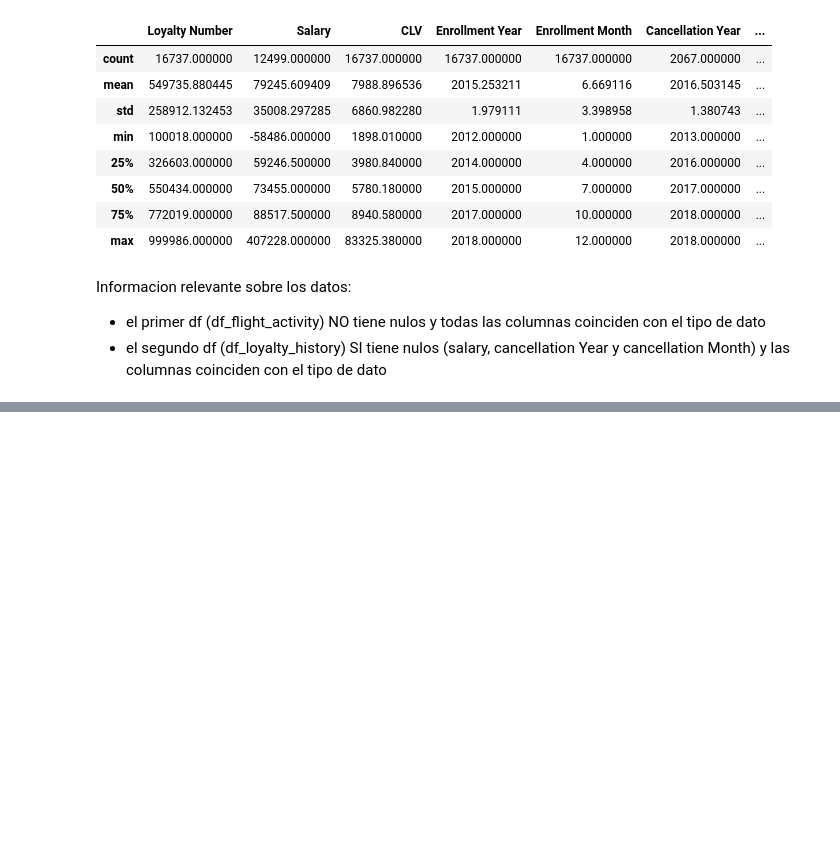
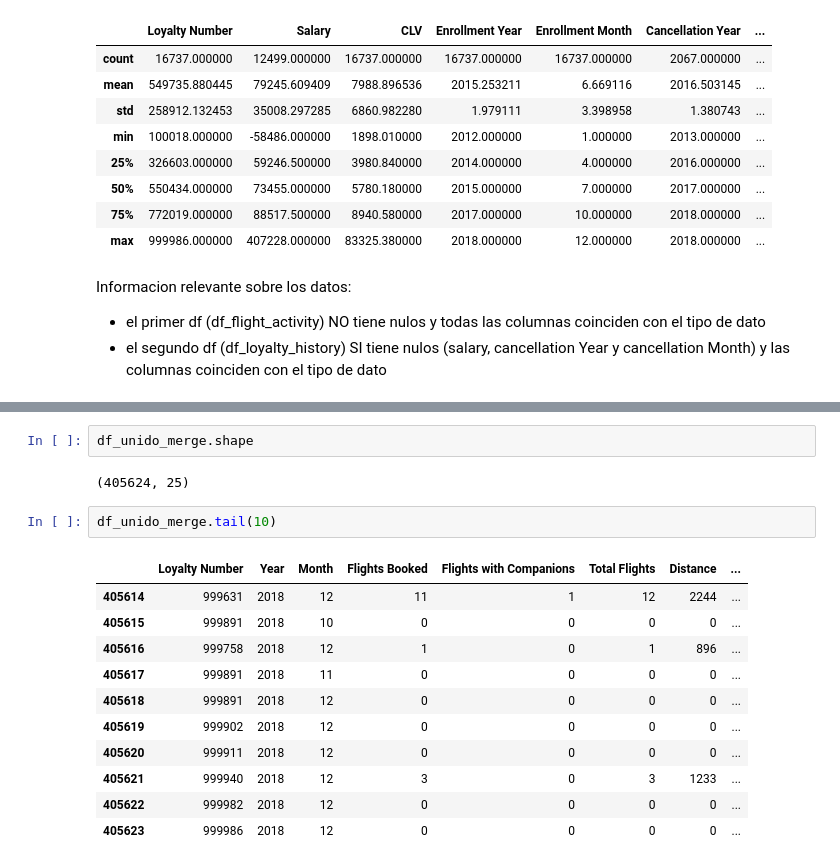
Before and after one commit to Adalab/bda-modulo-3-evaluacion-final-23lau, a Jupyter notebook: Evaluacion_modulo3.ipynb, the cells around one changed output, grey strips where cells are left out. Cells and saved outputs as stored; diff of their text form; blank space fills up the shorter version.

```diff
--- a/Evaluacion_modulo3.ipynb
+++ b/Evaluacion_modulo3.ipynb
@@ -204,0 +243,18 @@ Informacion relevante sobre los datos:
+# %%
+df_unido_merge.shape
+# %% [output]
+(405624, 25)
+# %%
+df_unido_merge.tail(10)
+# %% [output]
+|  | Loyalty Number | Year | Month | Flights Booked | Flights with Companions | Total Flights | Distance | ... |
+| 405614 | 999631 | 2018 | 12 | 11 | 1 | 12 | 2244 | ... |
+| 405615 | 999891 | 2018 | 10 | 0 | 0 | 0 | 0 | ... |
+| 405616 | 999758 | 2018 | 12 | 1 | 0 | 1 | 896 | ... |
+| 405617 | 999891 | 2018 | 11 | 0 | 0 | 0 | 0 | ... |
+| 405618 | 999891 | 2018 | 12 | 0 | 0 | 0 | 0 | ... |
+| 405619 | 999902 | 2018 | 12 | 0 | 0 | 0 | 0 | ... |
+| 405620 | 999911 | 2018 | 12 | 0 | 0 | 0 | 0 | ... |
+| 405621 | 999940 | 2018 | 12 | 3 | 0 | 3 | 1233 | ... |
+| 405622 | 999982 | 2018 | 12 | 0 | 0 | 0 | 0 | ... |
+| 405623 | 999986 | 2018 | 12 | 0 | 0 | 0 | 0 | ... |
```
Also changed, not shown: parts of 24 cells of this notebook.
